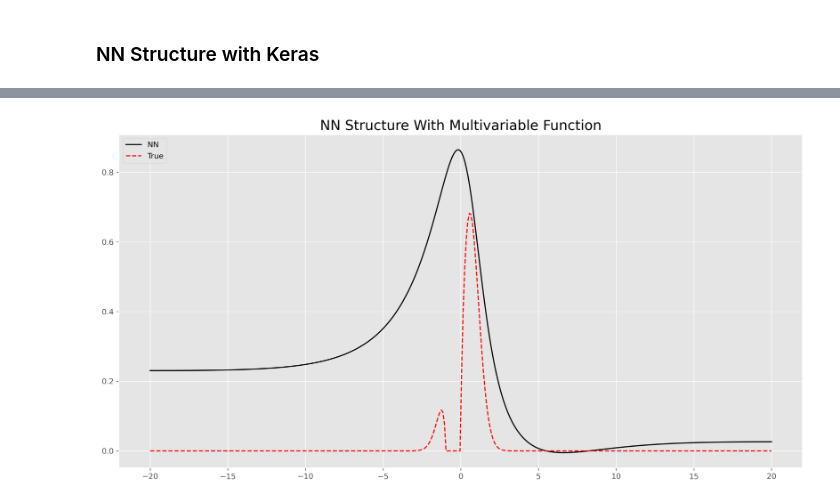
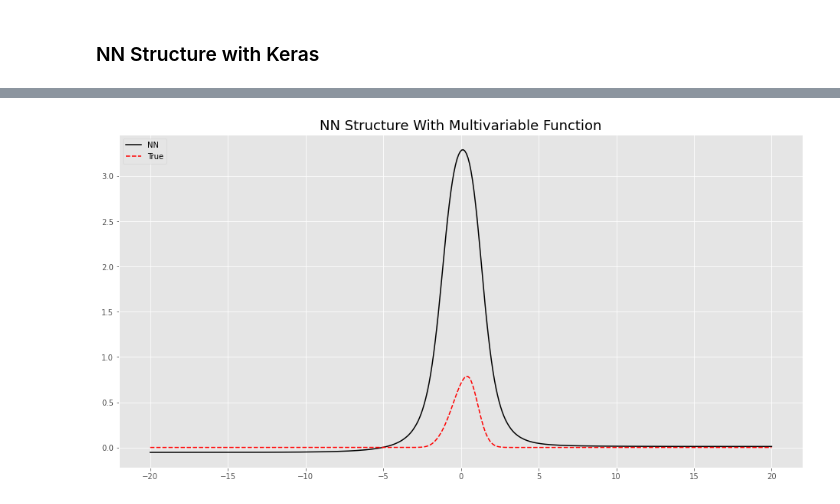
Before and after one commit to Erickrobm/data_science_engineering, a Jupyter notebook: Deep Learning/deep_learning.ipynb, the cells around one changed output, grey strips where cells are left out. Drawn from its saved outputs; the diff is of its cells as text; code cells hidden in the pictures.

```diff
--- a/Deep Learning/deep_learning.ipynb
+++ b/Deep Learning/deep_learning.ipynb
@@ -315,7 +315,7 @@ Net.compile(loss='mean_squared_error',
 def my_target(x):
     exp_x = -(x[1]**2)
     new_x = x[0]**2 + x[1]
-    return( np.exp(exp_x)*np.sqrt(new_x + 0j) )
+    return( np.exp(exp_x)*np.sqrt(new_x + 1j) )
 
 training_batches=1000
 batchsize=20
@@ -348 +348 @@ WARNING:tensorflow:11 out of the last 12 calls to <function Model.make_predict_f
-[figure, old version]
+[figure, new version]
```
Also changed, not shown: parts of 1 cell of this notebook.
